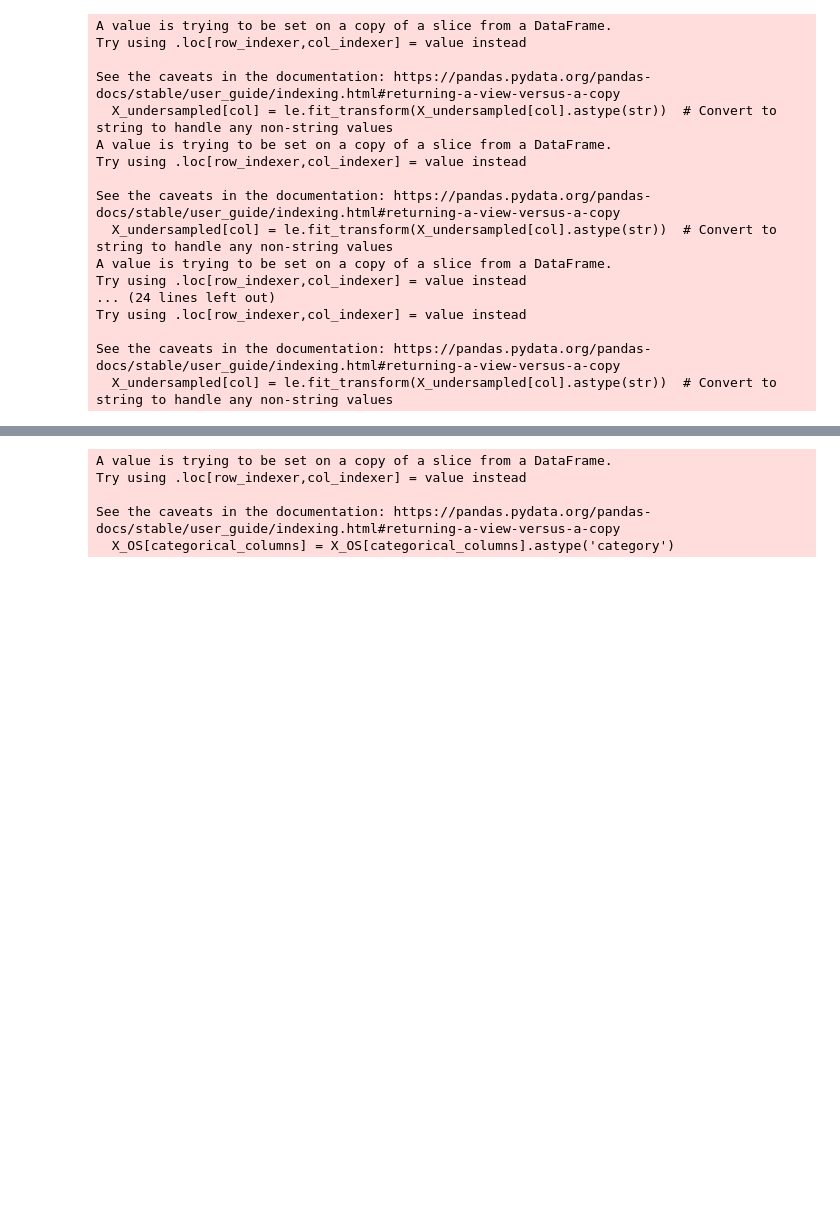
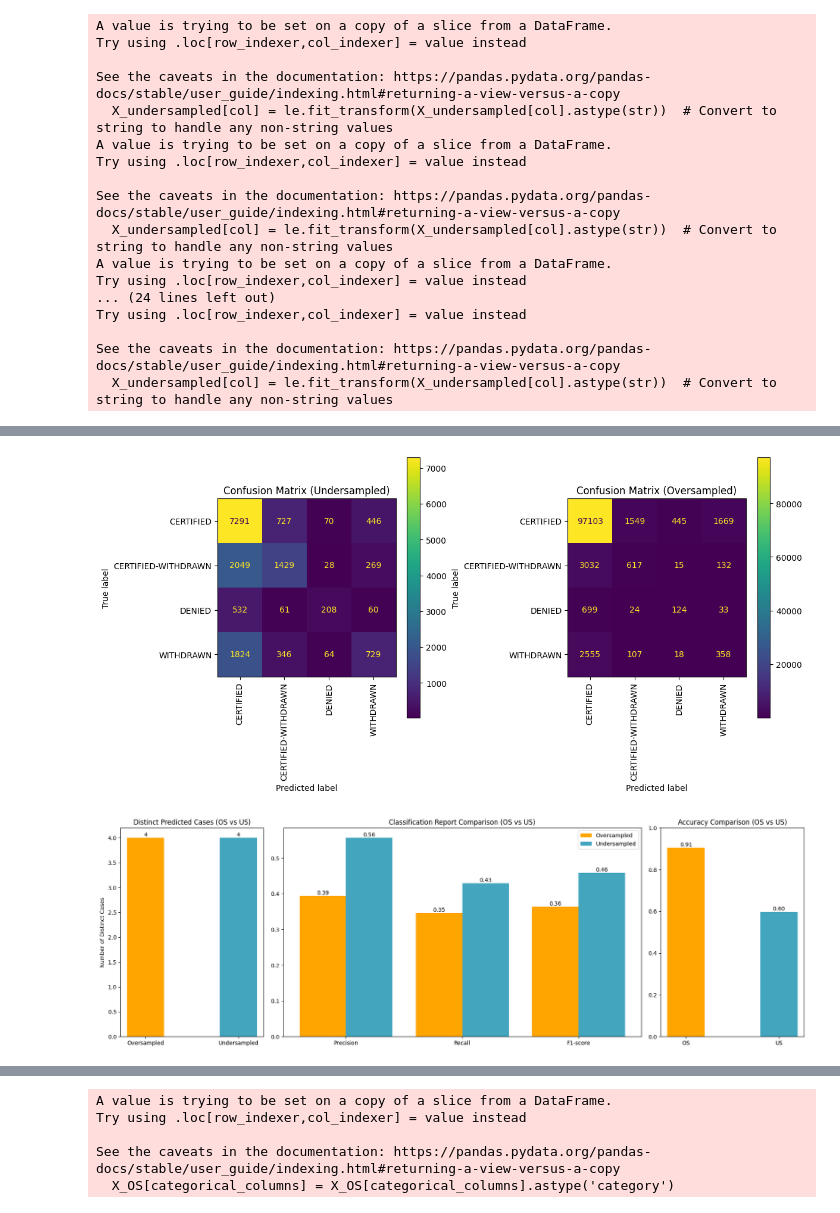
Before and after one commit to sujalsoni26/Visa-Acceptance-Prediction, a Jupyter notebook: code.ipynb, the cells around one changed output, grey strips where cells are left out. Saved outputs shown, nothing was run; the diff lists cells and outputs as text; code cells hidden in the pictures; blank space fills up the shorter version.

```diff
--- a/code.ipynb
+++ b/code.ipynb
@@ -1270,2 +1125,35 @@ plt.show()
+# %%
+# Example: Using RandomForestClassifier on oversampled data
+rf_model_OS = RandomForestClassifier(random_state=None)
+
+# Use the evaluate_model function to evaluate the Random Forest model on oversampled data
+rf_accuracy_OS, rf_conf_matrix_OS, rf_class_report_OS, unique_counts_rf_OS = evaluate_model(
+    rf_model_OS, X_train_OS, y_train_OS, X_test_OS, y_test_OS
+)
+
+# Print the evaluation results (optional)
+# print(f"Random Forest Accuracy (Oversampled): {rf_accuracy_OS:.2f}")
+# print("Random Forest Confusion Matrix (Oversampled):")
+# print(rf_conf_matrix_OS)
+# print("Random Forest Classification Report (Oversampled):")
+# print(rf_class_report_OS)
+# print("Unique Counts of Random Forest Predictions (Oversampled):")
+# print(unique_counts_rf_OS)
+# %%
+# Function call to plot the results
+plot_classification_results(
+    rf_conf_matrix_OS,         # Confusion matrix for oversampled data
+    rf_conf_matrix_US,         # Confusion matrix for undersampled data
+    rf_class_report_OS,        # Classification report for oversampled data (string format)
+    rf_class_report_US,        # Classification report for undersampled data (string format)
+    unique_counts_OS,          # Unique predicted cases for oversampled data
+    unique_counts_US,          # Unique predicted cases for undersampled data
+    rf_accuracy_OS,            # Accuracy for oversampled data
+    rf_accuracy_US,            # Accuracy for undersampled data
+    label_map                  # Dictionary mapping class labels to numeric values
+)
+# %% [output]
+[figure, added]
+[figure, added]
 # %%
 from sklearn.naive_bayes import GaussianNB
```
Also changed, not shown: parts of 32 cells of this notebook.
